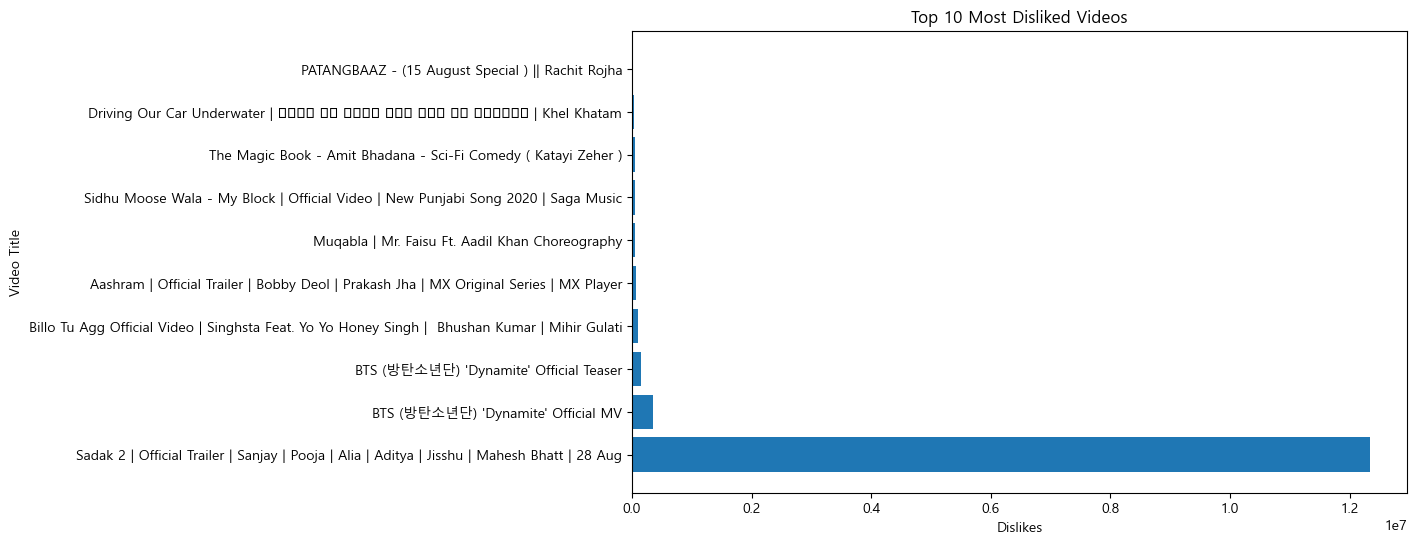
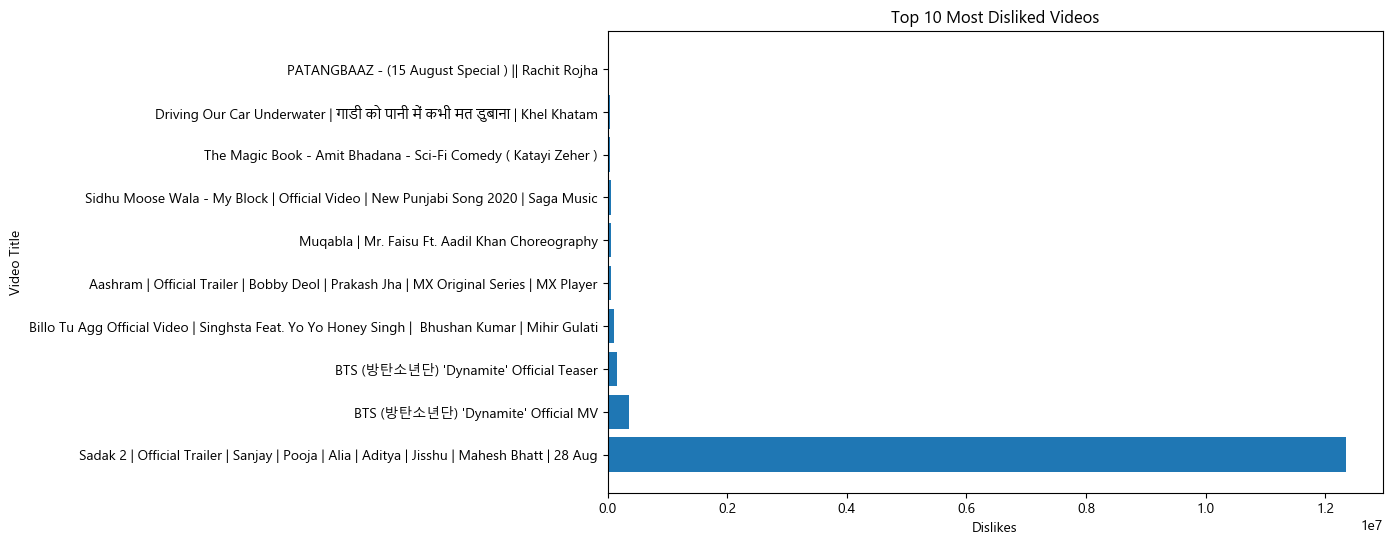
The change to this notebook cell's code, shown as a diff; its figure went from the first image to the second:
--- before
+++ after
@@ -1,2 +1,4 @@
+plt.rcParams['font.family']=['Nirmala UI','Malgun Gothic','Segoe UI Emoji','DejaVu Sans']
+plt.rcParams['axes.unicode_minus']=False                                                                                                                                                          
 most_dislikes = df.sort_values(
     by='dislikes',

Commit: csv dataset and cleaned_csv dataset created succesfully